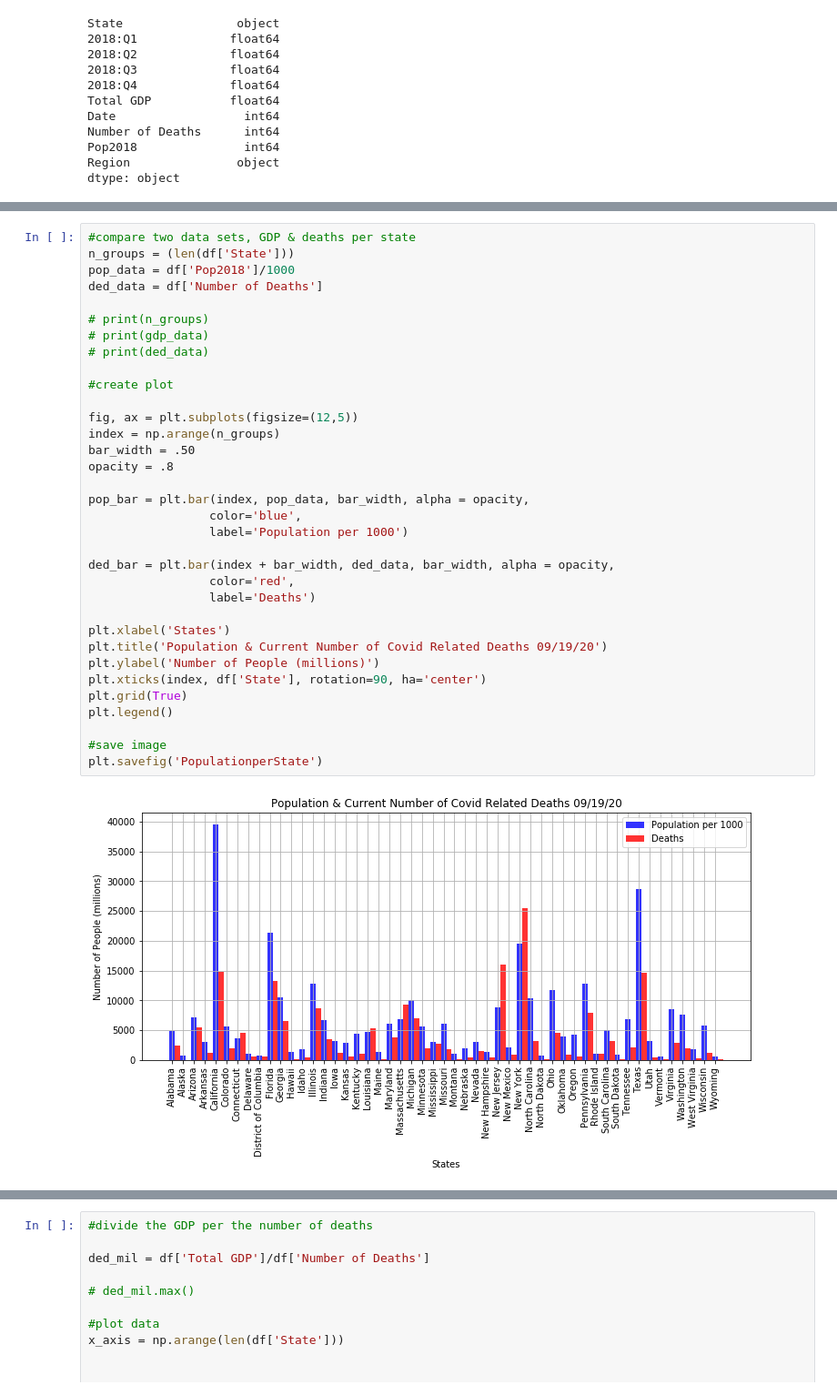
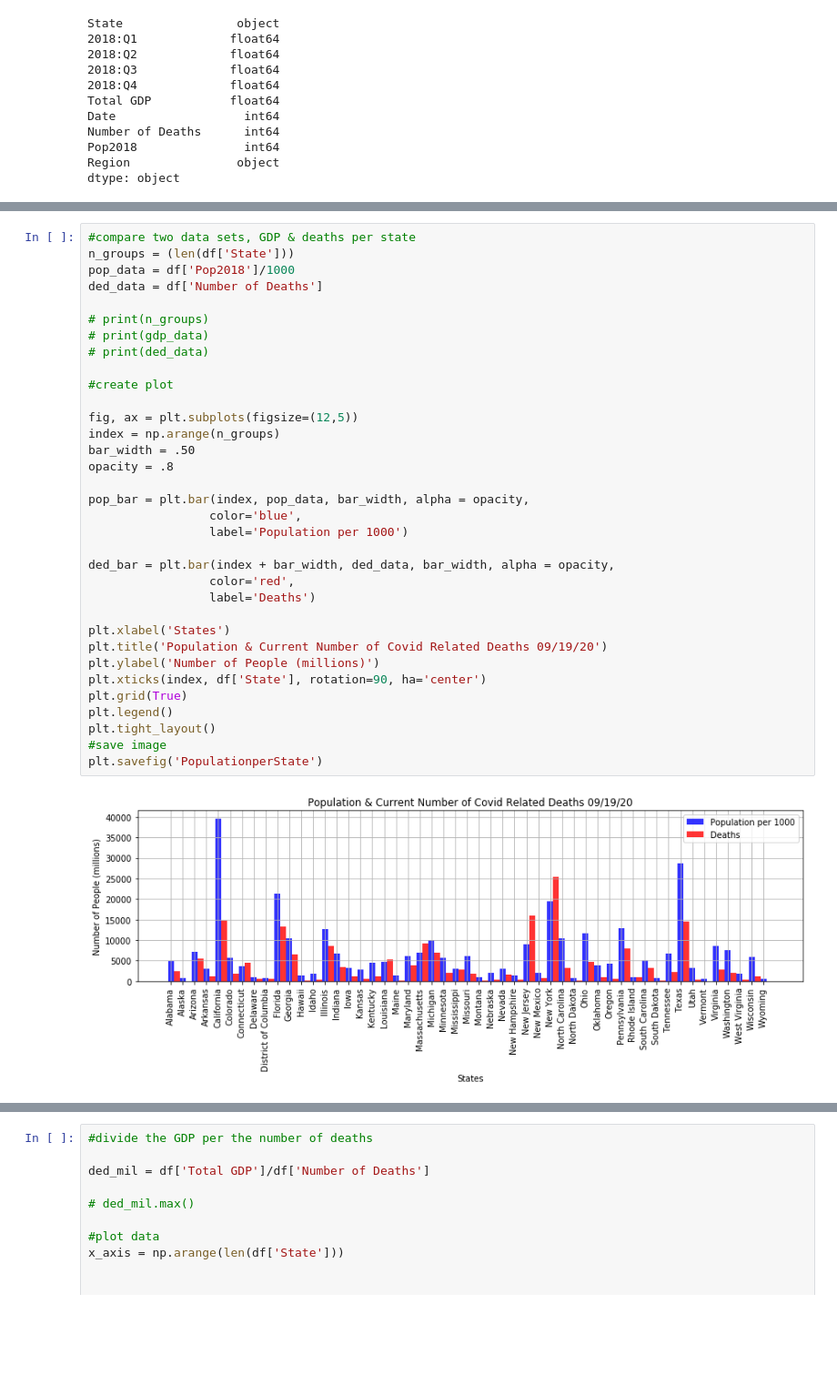
Before and after one commit to debrawu/ProjectOne, a Jupyter notebook: Project One - Visualizations .ipynb, the cells around one changed output, grey strips where cells are left out. Shown: that part at 91% size. Saved outputs shown, nothing was run; the diff lists cells and outputs as text; blank space fills up the shorter version.

```diff
--- a/Project One - Visualizations .ipynb
+++ b/Project One - Visualizations .ipynb
@@ -66,35 +66,35 @@ pop_data = df['Pop2018']/1000
 ded_data = df['Number of Deaths']
 
 # print(n_groups)
 # print(gdp_data)
 # print(ded_data)
 
 #create plot
 
 fig, ax = plt.subplots(figsize=(12,5))
 index = np.arange(n_groups)
 bar_width = .50
 opacity = .8
 
 pop_bar = plt.bar(index, pop_data, bar_width, alpha = opacity,
                  color='blue',
                  label='Population per 1000')
 
 ded_bar = plt.bar(index + bar_width, ded_data, bar_width, alpha = opacity,
                  color='red',
                  label='Deaths')
 
 plt.xlabel('States')
 plt.title('Population & Current Number of Covid Related Deaths 09/19/20')
 plt.ylabel('Number of People (millions)')
 plt.xticks(index, df['State'], rotation=90, ha='center')
 plt.grid(True)
 plt.legend()
-
+plt.tight_layout()
 #save image
 plt.savefig('PopulationperState')
 # %% [output]
-[figure, old version]
+[figure, new version]
 # %%
 #create a scatter plot of populations vs deaths
 ded = df['Number of Deaths']
```
Also changed, not shown: parts of 7 cells of this notebook, 12 other files.
